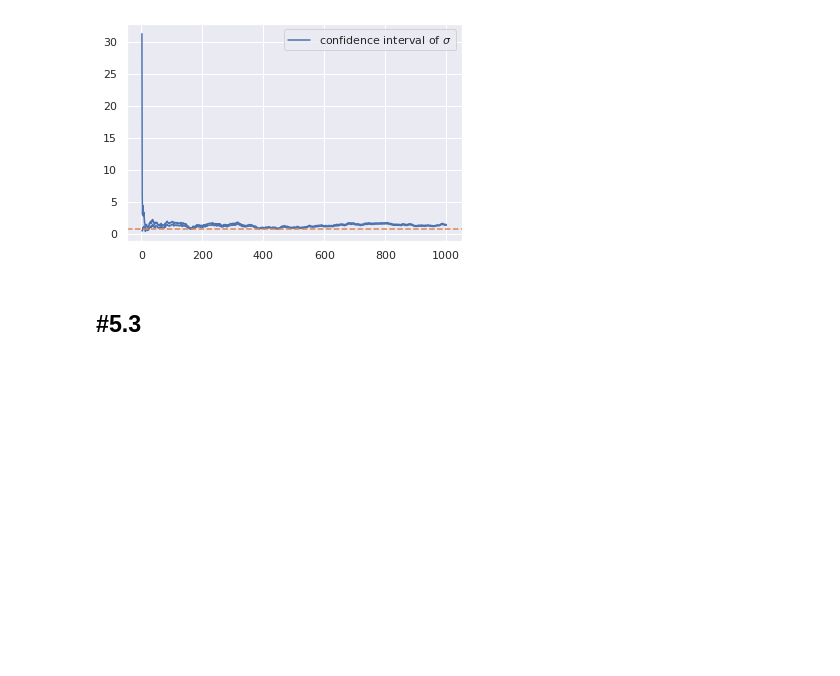
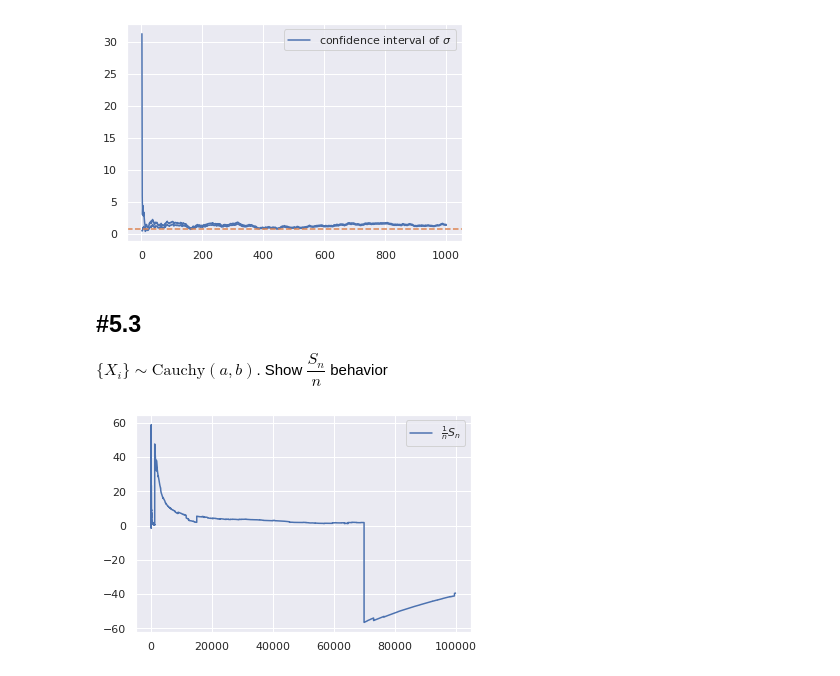
Before and after one commit to Arkadiy-Vladimirov/praktikum_7, a Jupyter notebook: task5.ipynb, the cells around one changed output. Drawn from its saved outputs; the diff is of its cells as text; code cells hidden in the pictures; blank space fills up the shorter version.

```diff
--- a/task5.ipynb
+++ b/task5.ipynb
@@ -19,6 +19,10 @@ def gen_normal(n):
     x = r * np.cos(phi)
     y = r * np.sin(phi)
     return np.array([x,y])
+
+def gen_cauchy(n,x0=0,gamma=1):
+    """Generates random sample [X1, X2,.. X_{n}] where Xi ~ Cauchy(x0,gamma)"""
+    return x0 + gamma*np.tan(np.pi*(np.random.rand(n) - 1/2))
 #_______________________________________________________________________________
 # %% [markdown]
 #5.1
@@ -106,6 +108,17 @@ graph.axhline(np.sqrt(sigma2), ls='--', color=sns.color_palette()[1])
 # %% [output]
 <matplotlib.lines.Line2D at 0x...>
 [figure]
-# %% [markdown]
-#5.3
-----
+# %% [markdown]
+#5.3
+----
+$\{X_i\} \sim \mathrm{Cauchy}(a,b)$. Show $\dfrac{S_n}{n}$ behavior
+# %%
+n,a,b = 100000,0,3
+
+X = gen_cauchy(n,a,b)
+Sn = np.cumsum(X)
+n = np.arange(1,n+1)
+barX = Sn/n
+graph = sns.lineplot(x = n, y = barX, label=r'$\frac{1}{n} S_n$')
+# %% [output]
+[figure, added]
```
Also changed, not shown: parts of 2 cells of this notebook, 4 other files.
